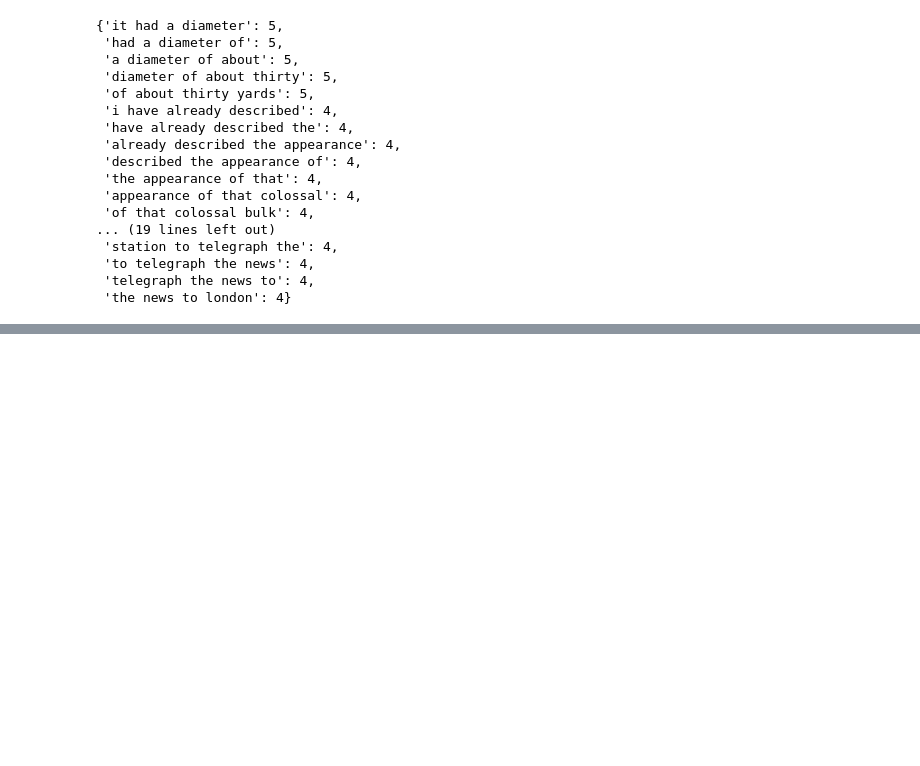
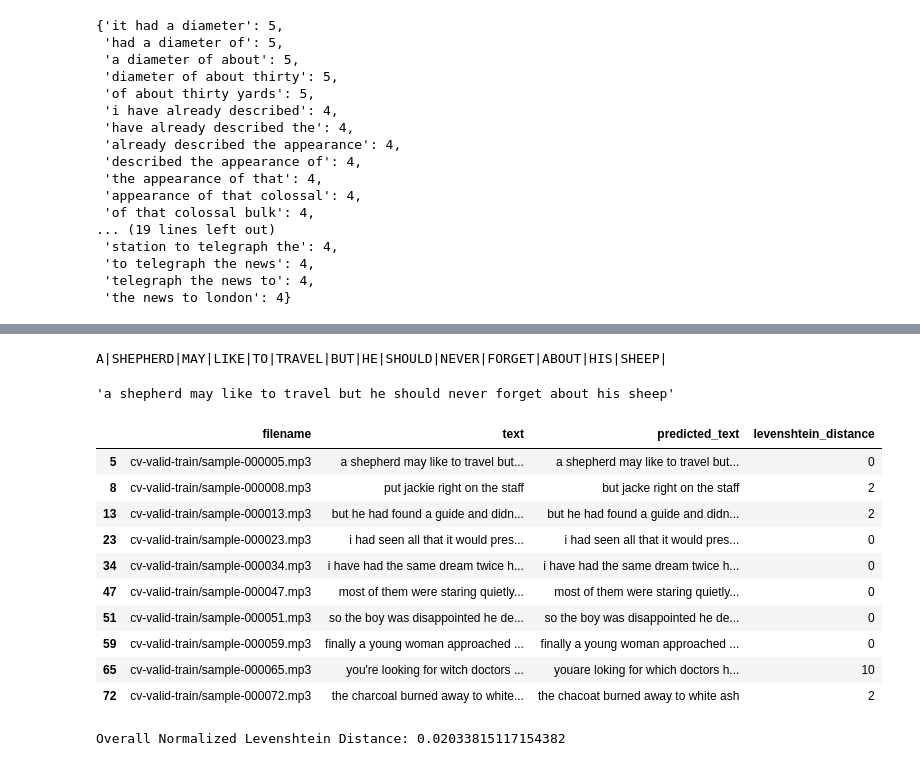
Before and after one commit to Yazangthb/voice-search, a Jupyter notebook: Final_project_common_voice_dataset.ipynb, the cells around one changed output, grey strips where cells are left out. Saved outputs shown, nothing was run; the diff lists cells and outputs as text; code cells hidden in the pictures; blank space fills up the shorter version.

```diff
--- a/Final_project_common_voice_dataset.ipynb
+++ b/Final_project_common_voice_dataset.ipynb
@@ -295,0 +439,7 @@ repeated_words4
+# %%
+transcript = predict_transcript(SPEECH_FILE)
+print(transcript)
+preprocess_transcript(transcript)
+# %% [output]
+A|SHEPHERD|MAY|LIKE|TO|TRAVEL|BUT|HE|SHOULD|NEVER|FORGET|ABOUT|HIS|SHEEP|
+'a shepherd may like to travel but he should never forget about his sheep'
@@ -295,0 +462,30 @@ repeated_words4
+# %%
+df.head(10)
+# %% [output]
+|  | filename | text | predicted_text | levenshtein_distance |
+| 5 | cv-valid-train/sample-000005.mp3 | a shepherd may like to travel but... | a shepherd may like to travel but... | 0 |
+| 8 | cv-valid-train/sample-000008.mp3 | put jackie right on the staff | but jacke right on the staff | 2 |
+| 13 | cv-valid-train/sample-000013.mp3 | but he had found a guide and didn... | but he had found a guide and didn... | 2 |
+| 23 | cv-valid-train/sample-000023.mp3 | i had seen all that it would pres... | i had seen all that it would pres... | 0 |
+| 34 | cv-valid-train/sample-000034.mp3 | i have had the same dream twice h... | i have had the same dream twice h... | 0 |
+| 47 | cv-valid-train/sample-000047.mp3 | most of them were staring quietly... | most of them were staring quietly... | 0 |
+| 51 | cv-valid-train/sample-000051.mp3 | so the boy was disappointed he de... | so the boy was disappointed he de... | 0 |
+| 59 | cv-valid-train/sample-000059.mp3 | finally a young woman approached ... | finally a young woman approached ... | 0 |
+| 65 | cv-valid-train/sample-000065.mp3 | you're looking for witch doctors ... | youare loking for which doctors h... | 10 |
+| 72 | cv-valid-train/sample-000072.mp3 | the charcoal burned away to white... | the chacoat burned away to white ash | 2 |
+# %%
+def normalize_distance(row):
+    actual_length = len(row['text'])
+    predicted_length = len(row['predicted_text'])
+    max_length = max(actual_length, predicted_length)
+    if max_length == 0:
+        return 0
+    return row['levenshtein_distance'] / max_length
+
+df['normalized_levenshtein_distance'] = df.apply(normalize_distance, axis=1)
+
+overall_normalized_distance = df['normalized_levenshtein_distance'].mean()
+
+print(f"Overall Normalized Levenshtein Distance: {overall_normalized_distance}")
+# %% [output]
+Overall Normalized Levenshtein Distance: 0.02033815117154382
```
Also changed, not shown: parts of 12 cells of this notebook.
